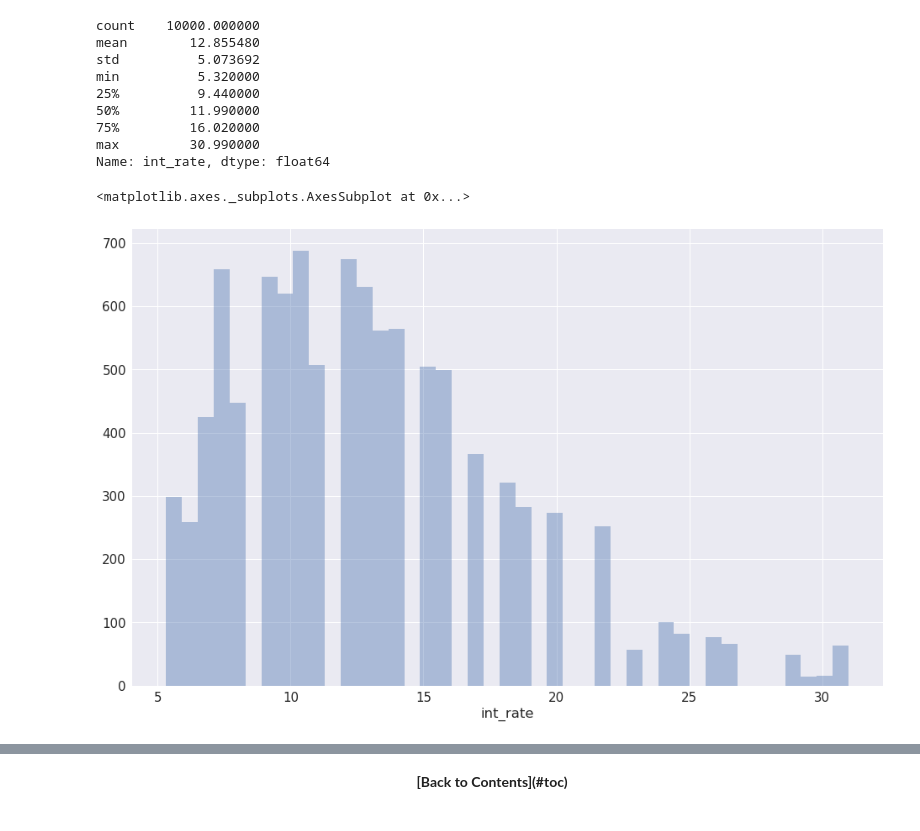
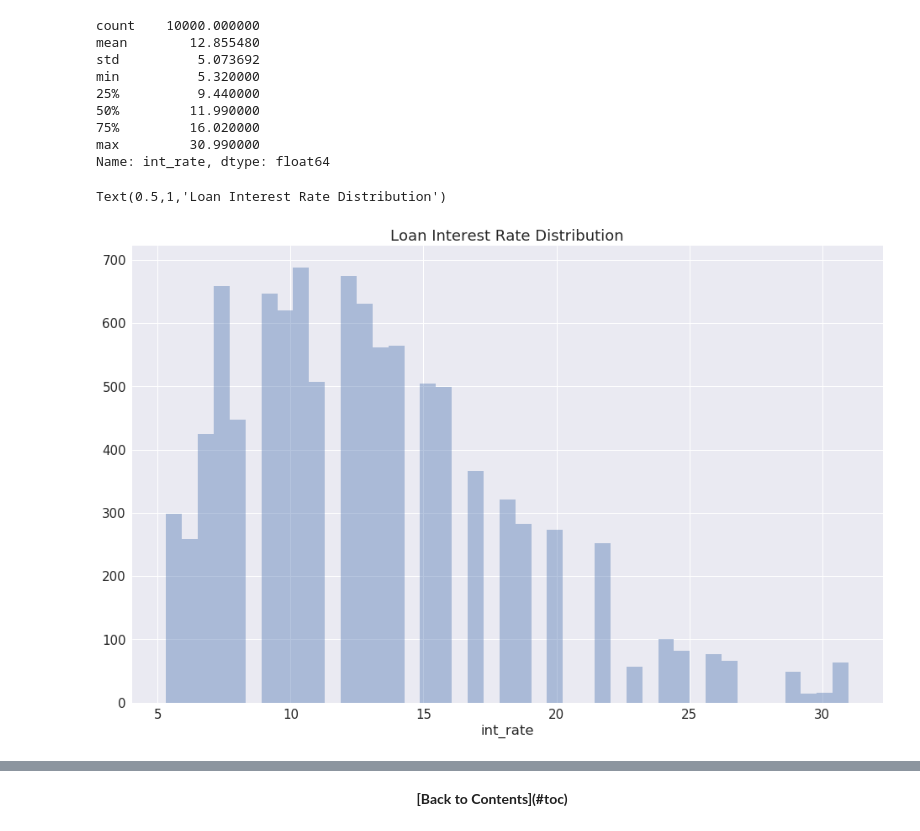
Before and after one commit to harrinac/lending_club_analysis, a Jupyter notebook: Lending Club Analyis.ipynb, the cells around one changed output, grey strips where cells are left out. Saved outputs shown, nothing was run; the diff lists cells and outputs as text; code cells hidden in the pictures.

Commit message:
Add files via upload
Added some graphs and begin analysis

```diff
--- a/Lending Club Analyis.ipynb
+++ b/Lending Club Analyis.ipynb
@@ -278,8 +220,8 @@ Name: int_rate, dtype: float64
 # %%
 fig= plt.gcf()
 fig.set_size_inches( 16, 10)
-sns.distplot( a=df["int_rate"], hist=True, kde=False, rug=False )
+sns.distplot( a=df["int_rate"], hist=True, kde=False, rug=False ).set_title("Loan Interest Rate Distribution")
 # %% [output]
-<matplotlib.axes._subplots.AxesSubplot at 0x...>
+Text(0.5,1,'Loan Interest Rate Distribution')
-[figure, old version]
+[figure, new version]
 # %%
```
Also changed, not shown: parts of 38 cells of this notebook.
